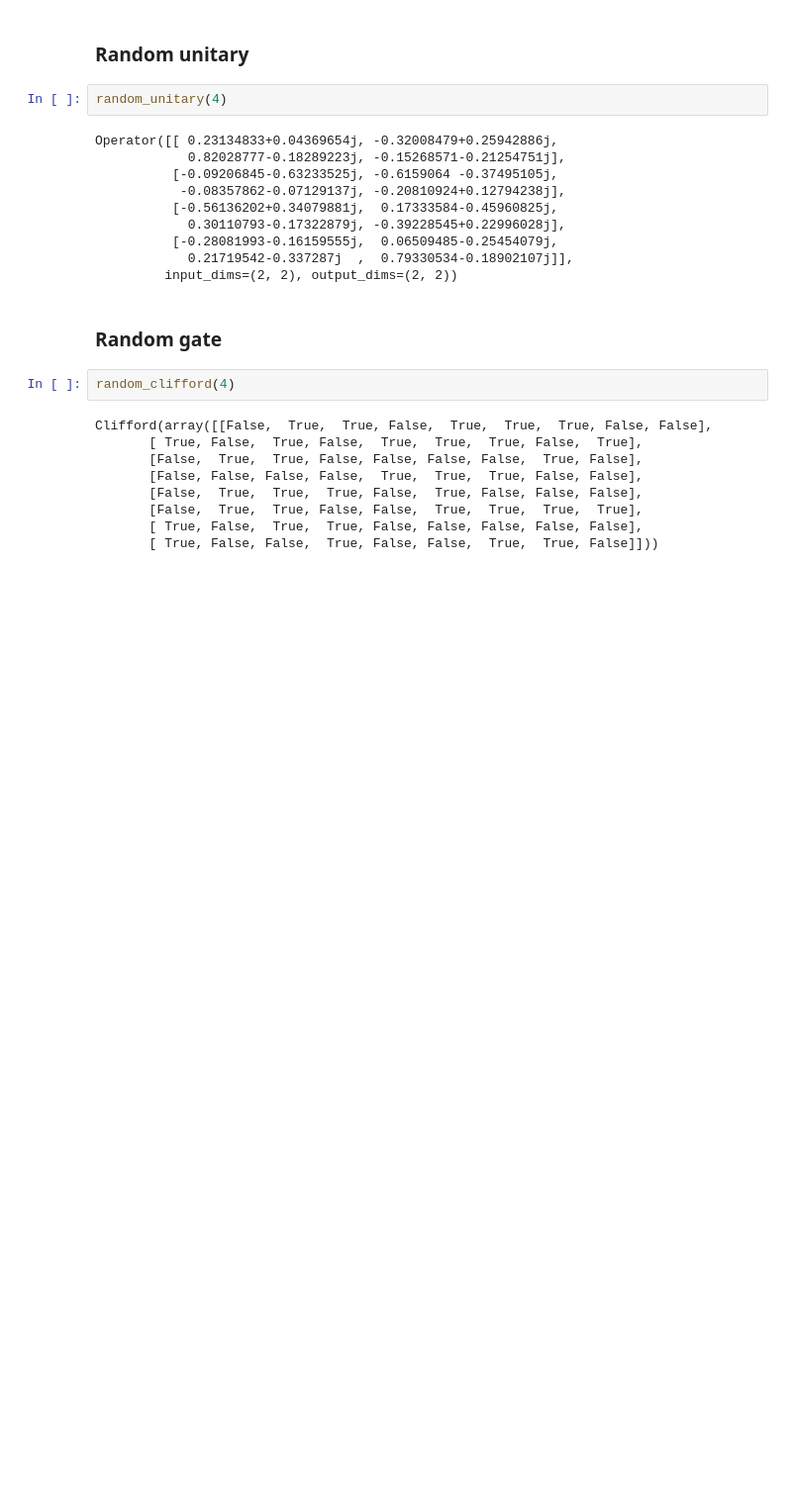
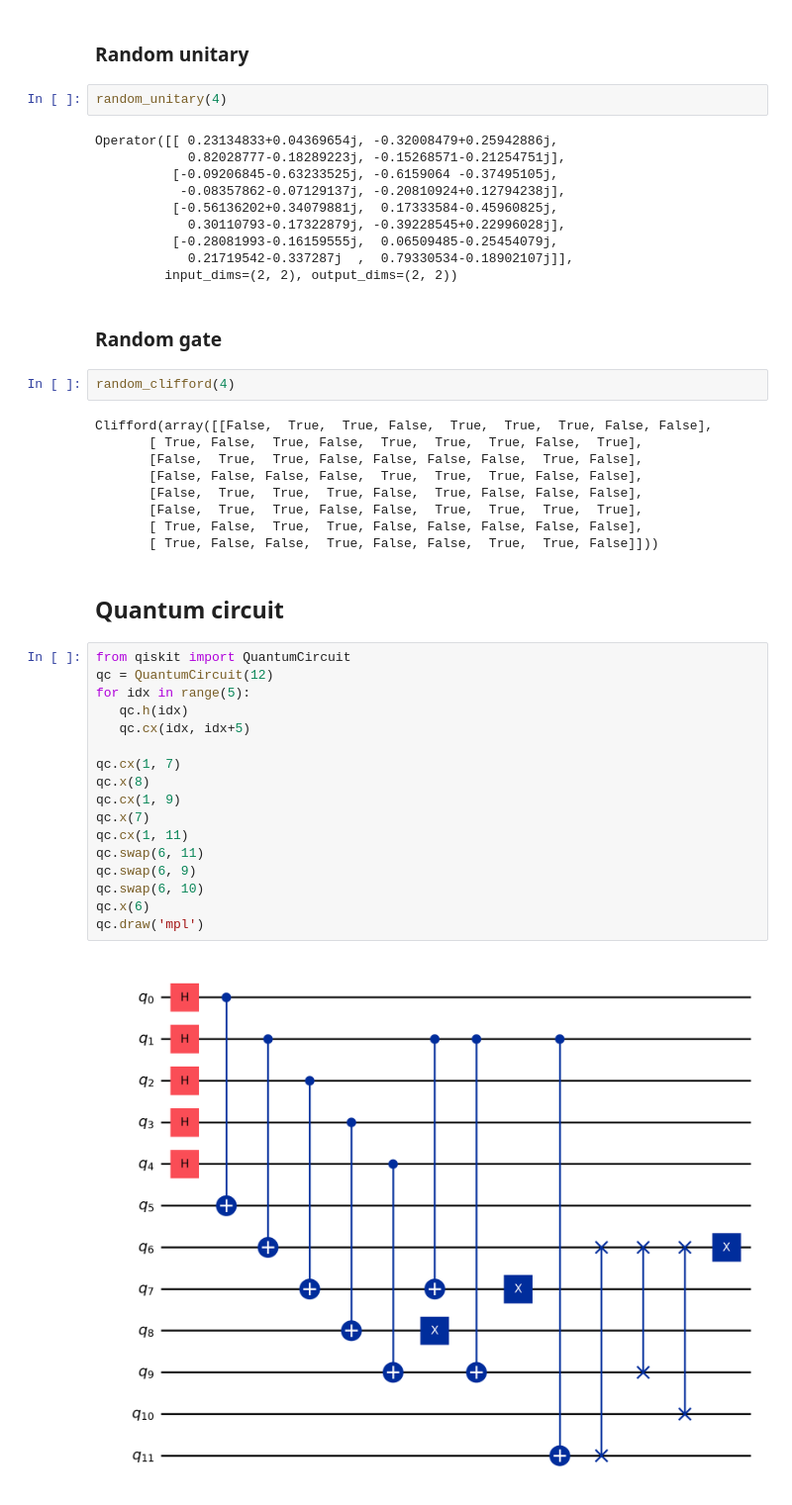
Before and after one commit to Jue-Xu/cookbook-quantum-simulation, a Jupyter notebook: _sources/operator.ipynb, the cells around one changed output. Shown at 99% size. Cells and saved outputs as stored; diff of their text form; blank space fills up the shorter version.

```diff
--- a/_sources/operator.ipynb
+++ b/_sources/operator.ipynb
@@ -73,3 +174,24 @@ Clifford(array([[False,  True,  True, False,  True,  True,  True, False, False],
        [False,  True,  True, False, False,  True,  True,  True,  True],
        [ True, False,  True,  True, False, False, False, False, False],
        [ True, False, False,  True, False, False,  True,  True, False]]))
+# %% [markdown]
+## Quantum circuit
+# %%
+from qiskit import QuantumCircuit
+qc = QuantumCircuit(12)
+for idx in range(5):
+   qc.h(idx)
+   qc.cx(idx, idx+5)
+
+qc.cx(1, 7)
+qc.x(8)
+qc.cx(1, 9)
+qc.x(7)
+qc.cx(1, 11)
+qc.swap(6, 11)
+qc.swap(6, 9)
+qc.swap(6, 10)
+qc.x(6)
+qc.draw('mpl')
+# %% [output]
+[figure, added]
```
Also changed, not shown: parts of 11 cells of this notebook, 11 other files.
